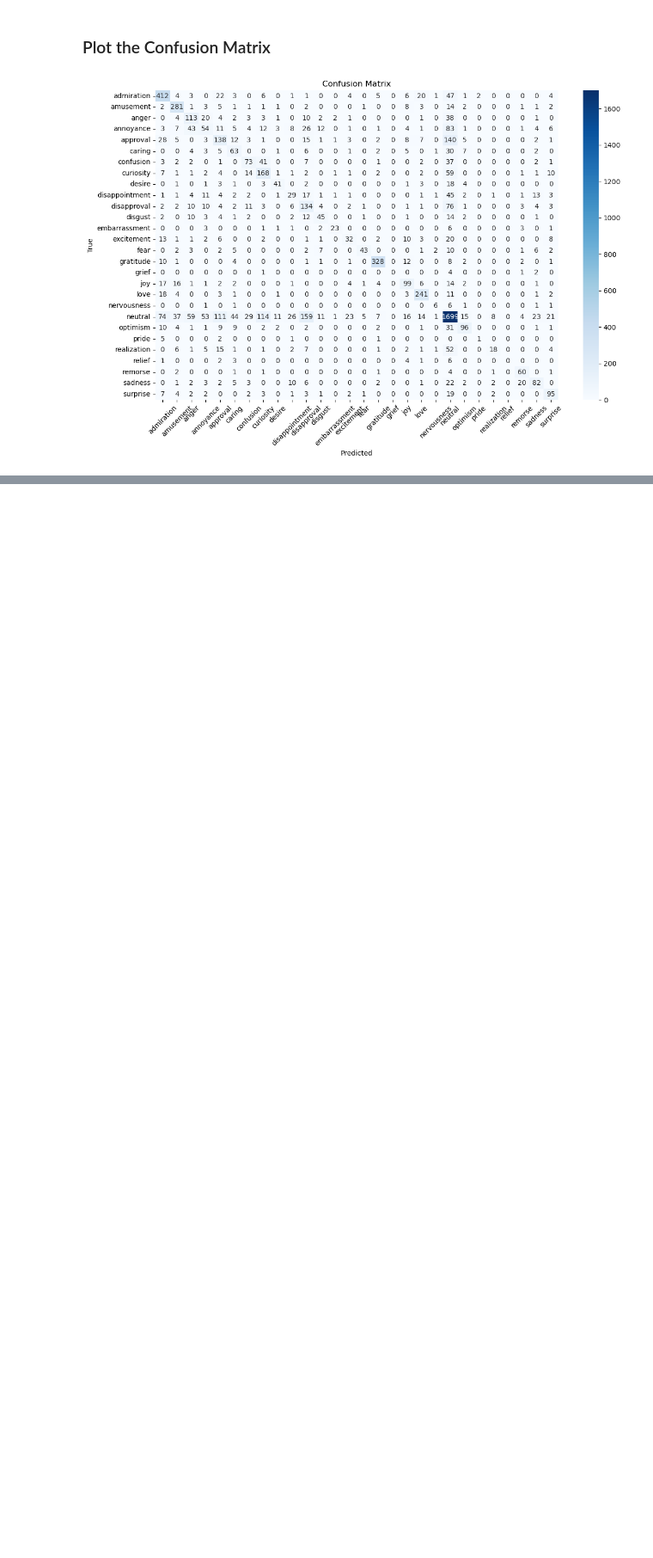
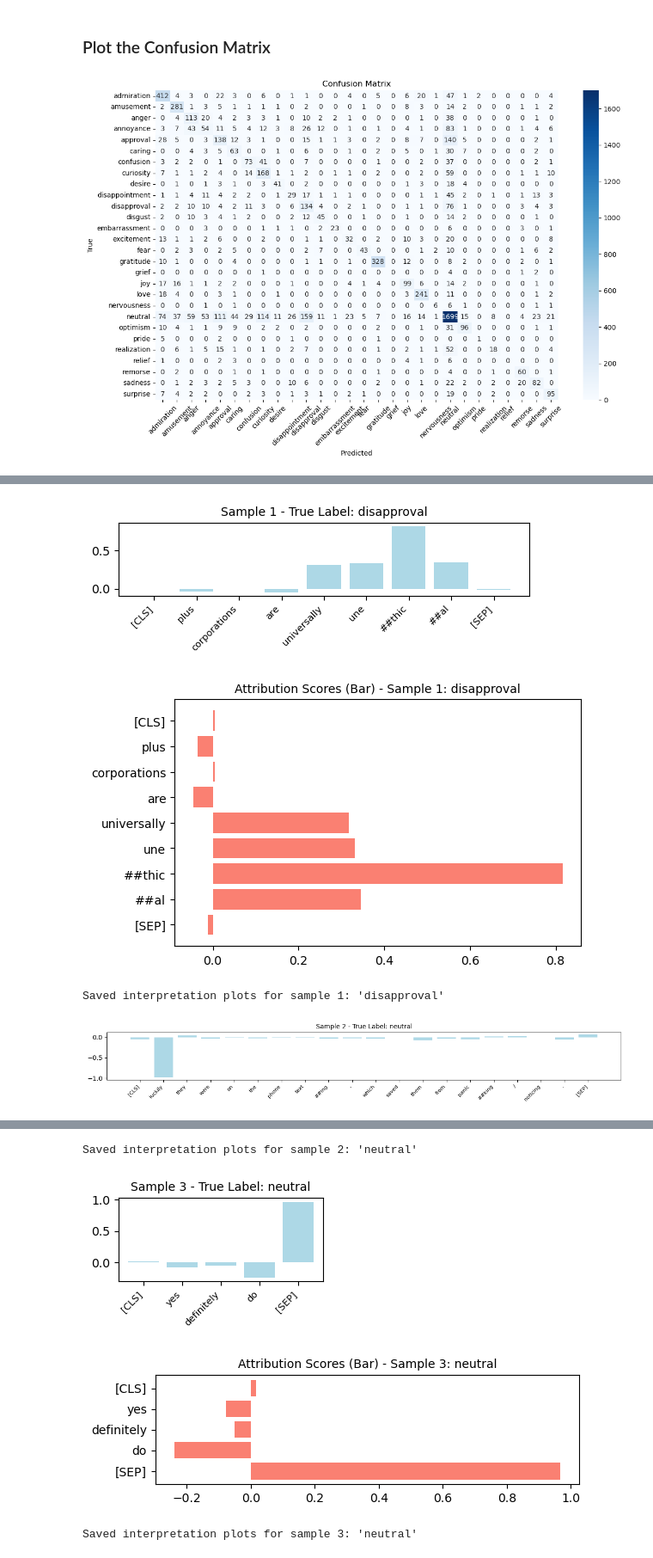
Before and after one commit to AshBeeXD/Emotion-Classifier-NLP, a Jupyter notebook: notebooks/03_evaluation.ipynb, the cells around one changed output, grey strips where cells are left out. Shown: that part at 86% size. Cells and saved outputs as stored; diff of their text form; code cells hidden in the pictures; blank space fills up the shorter version.

```diff
--- a/notebooks/03_evaluation.ipynb
+++ b/notebooks/03_evaluation.ipynb
@@ -153,0 +171,13 @@ plt.show()
+# %%
+# Define the custom forward function
+def forward_func(inputs_embeds, attention_mask):
+    outputs = model(inputs_embeds=inputs_embeds, attention_mask=attention_mask)
+    return torch.softmax(outputs.logits, dim=1)
+
+# Initialize Integrated Gradients
+ig = IntegratedGradients(forward_func)
+# %%
+# Pick 5 random samples
+sample_indices = random.sample(range(len(test_texts)), 5)
+sample_texts = [test_texts[i] for i in sample_indices]
+sample_labels = [test_labels[i] for i in sample_indices]
@@ -153,0 +235,38 @@ plt.show()
+# %%
+for idx, (text, label_idx) in enumerate(zip(sample_texts, sample_labels)):
+    # Encode input
+    encoded = tokenizer(text, return_tensors='pt', truncation=True, padding=True, max_length=128)
+    input_ids = encoded['input_ids'].cpu().long()
+    attention_mask = encoded['attention_mask'].cpu().long()
+
+    # Get embeddings (input for IG)
+    inputs_embeds = model.get_input_embeddings()(input_ids)
+
+    # Compute attributions
+    attributions, delta = ig.attribute(
+        inputs=inputs_embeds,
+        additional_forward_args=attention_mask,
+        target=label_idx,
+        return_convergence_delta=True
+    )
+
+    # Convert input_ids to tokens
+    tokens = tokenizer.convert_ids_to_tokens(input_ids.squeeze())
+
+    # Mean across embedding dimension
+    attributions_sum = attributions.sum(dim=-1).squeeze(0)
+    attributions_sum = attributions_sum / torch.norm(attributions_sum)
+
+    # Map label index to name
+    label_name = label_encoder.inverse_transform([label_idx])[0]
+
+    # Plot
+    plot_heatmap(tokens, attributions_sum, label_name, idx)
+    plot_bar(tokens, attributions_sum, label_name, idx)
+
+    print(f"Saved interpretation plots for sample {idx+1}: '{label_name}'")
+# %% [output]
+[figure, added]
+[figure, added]
+Saved interpretation plots for sample 1: 'disapproval'
+[figure, added]
@@ -153,0 +274,4 @@ plt.show()
+Saved interpretation plots for sample 2: 'neutral'
+[figure, added]
+[figure, added]
+Saved interpretation plots for sample 3: 'neutral'
```
Also changed, not shown: parts of 8 cells of this notebook, 14 other files.
